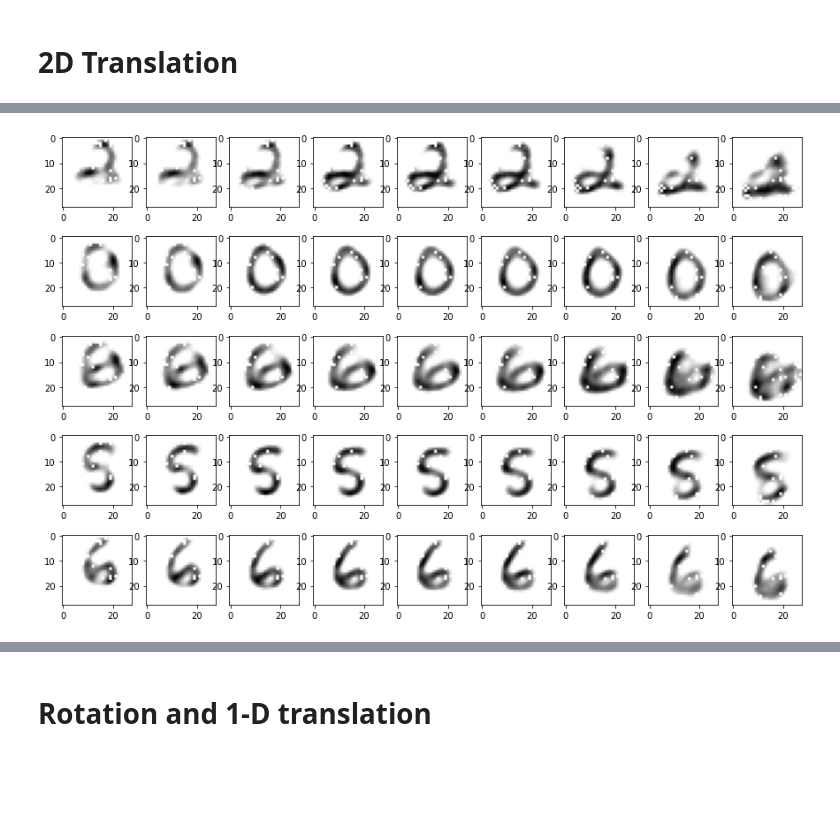
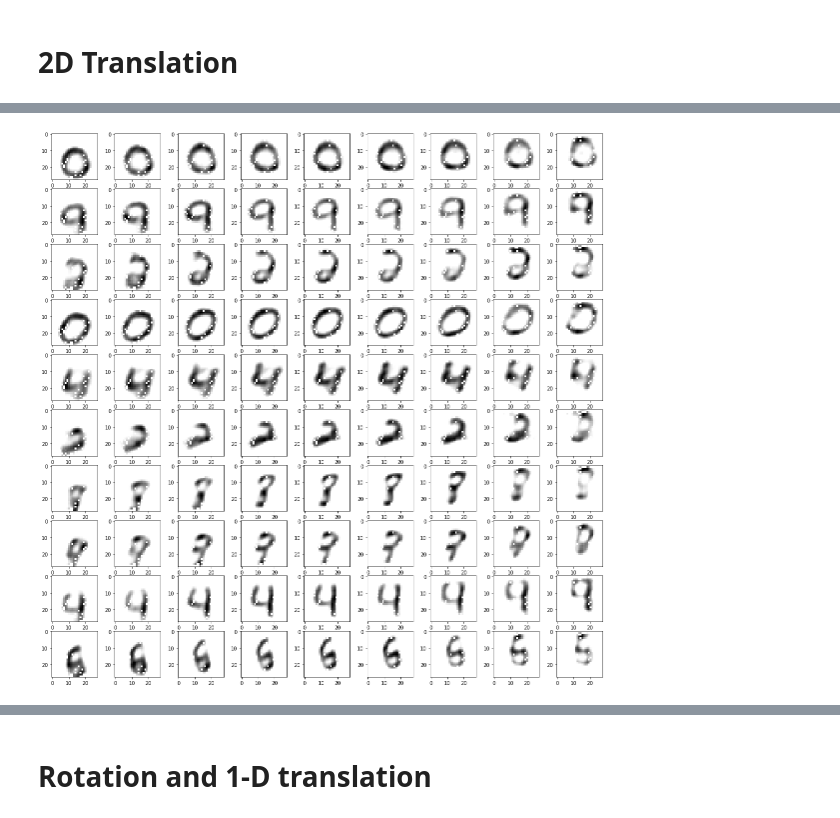
Before and after one commit to shazoop/form_motion_NN, a Jupyter notebook: local_chart.ipynb, the cells around one changed output, grey strips where cells are left out. Saved outputs shown, nothing was run; the diff lists cells and outputs as text; code cells hidden in the pictures; blank space fills up the shorter version.

```diff
--- a/local_chart.ipynb
+++ b/local_chart.ipynb
@@ -338 +433,9 @@ plt.savefig('True vs Reconstruction')
+# %%
+num_step = 4
+num_ex = 10
+
+opsg_test_plot(model_dis, device, test_loader, num_ex, num_step, sg_dim = 1, sg_rate = .1)
+#plt.savefig('1st sg')
+# %% [output]
+[figure, added]
 # %%
@@ -341,8 +444,0 @@ sg_out_frames = onepar_sg_test(model_dis, device, test_loader, num_step = num_st
-# %%
-fig = plt.figure(figsize=(15,10)) #image sequence from dataset
-for i in range(45):
-        fig.add_subplot(5,9,i+1)
-        plt.imshow(sg_out_frames[i//9,i % 9],cmap = "Greys")
-plt.savefig('1st sg')
-# %% [output]
-[figure, removed]
```
Also changed, not shown: parts of 47 cells of this notebook, 7 other files.
